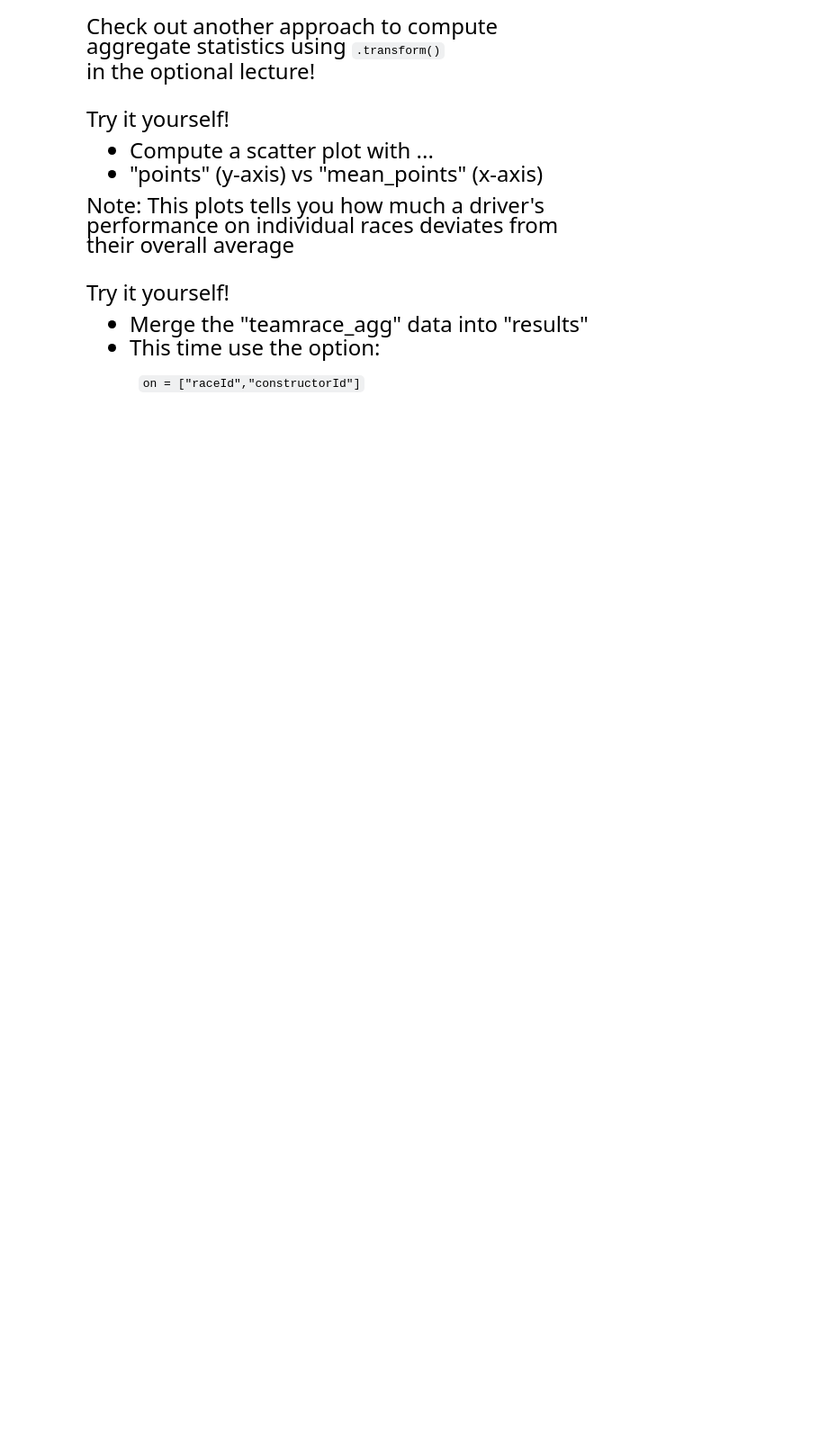
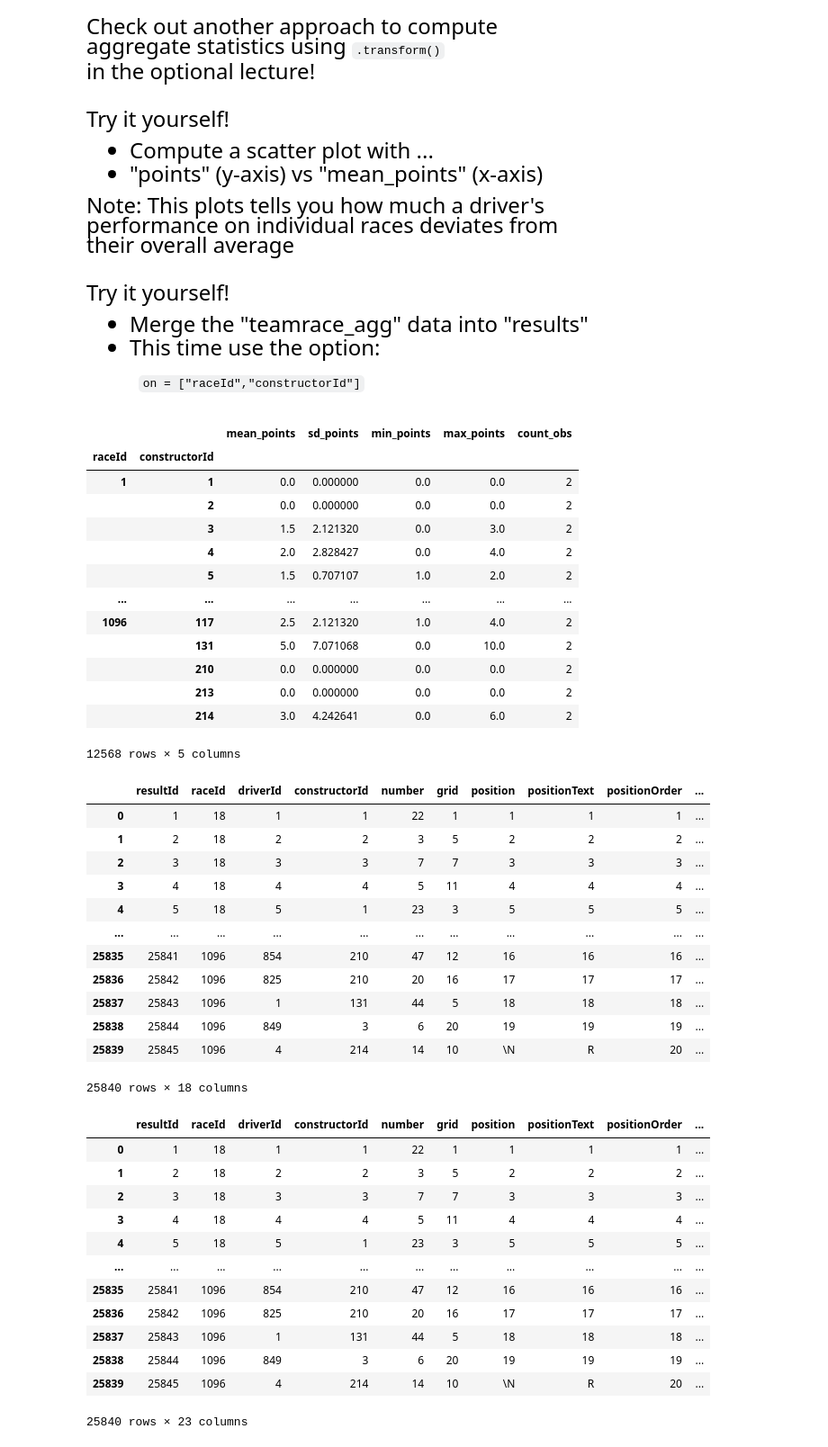
Before and after one commit to chchloe/qtm151_fall_2023, a Jupyter notebook: lecture_13/lecture_13new.ipynb, the cells around one changed output. Shown: that part at 90% size. Cells and saved outputs as stored; diff of their text form; code cells hidden in the pictures; blank space fills up the shorter version.

```diff
--- a/lecture_13/lecture_13new.ipynb
+++ b/lecture_13/lecture_13new.ipynb
@@ -27,5 +27,3 @@ Read dataset on car racing circuits
 
 - https://en.wikipedia.org/wiki/Formula_One <br>
 - [See Data Source](https://www.kaggle.com/datasets/rohanrao/formula-1-world-championship-1950-2020)
-# %%
-results = pd.read_csv("data_raw/results.csv")
@@ -353,0 +389,52 @@
+# %%
+# Write your own code
+display(teamrace_agg)
+display(results)
+
+results_merge1 = pd.merge(results,
+                         teamrace_agg,
+                         on = ["raceId","constructorId"],
+                         how = "left")
+
+display(results_merge1)
+# %% [output]
+|  |  | mean_points | sd_points | min_points | max_points | count_obs |
+| raceId | constructorId |  |  |  |  |  |
+| 1 | 1 | 0.0 | 0.000000 | 0.0 | 0.0 | 2 |
+|  | 2 | 0.0 | 0.000000 | 0.0 | 0.0 | 2 |
+|  | 3 | 1.5 | 2.121320 | 0.0 | 3.0 | 2 |
+|  | 4 | 2.0 | 2.828427 | 0.0 | 4.0 | 2 |
+|  | 5 | 1.5 | 0.707107 | 1.0 | 2.0 | 2 |
+| ... | ... | ... | ... | ... | ... | ... |
+| 1096 | 117 | 2.5 | 2.121320 | 1.0 | 4.0 | 2 |
+|  | 131 | 5.0 | 7.071068 | 0.0 | 10.0 | 2 |
+|  | 210 | 0.0 | 0.000000 | 0.0 | 0.0 | 2 |
+|  | 213 | 0.0 | 0.000000 | 0.0 | 0.0 | 2 |
+|  | 214 | 3.0 | 4.242641 | 0.0 | 6.0 | 2 |
+12568 rows × 5 columns
+|  | resultId | raceId | driverId | constructorId | number | grid | position | positionText | positionOrder | ... |
+| 0 | 1 | 18 | 1 | 1 | 22 | 1 | 1 | 1 | 1 | ... |
+| 1 | 2 | 18 | 2 | 2 | 3 | 5 | 2 | 2 | 2 | ... |
+| 2 | 3 | 18 | 3 | 3 | 7 | 7 | 3 | 3 | 3 | ... |
+| 3 | 4 | 18 | 4 | 4 | 5 | 11 | 4 | 4 | 4 | ... |
+| 4 | 5 | 18 | 5 | 1 | 23 | 3 | 5 | 5 | 5 | ... |
+| ... | ... | ... | ... | ... | ... | ... | ... | ... | ... | ... |
+| 25835 | 25841 | 1096 | 854 | 210 | 47 | 12 | 16 | 16 | 16 | ... |
+| 25836 | 25842 | 1096 | 825 | 210 | 20 | 16 | 17 | 17 | 17 | ... |
+| 25837 | 25843 | 1096 | 1 | 131 | 44 | 5 | 18 | 18 | 18 | ... |
+| 25838 | 25844 | 1096 | 849 | 3 | 6 | 20 | 19 | 19 | 19 | ... |
+| 25839 | 25845 | 1096 | 4 | 214 | 14 | 10 | \N | R | 20 | ... |
+25840 rows × 18 columns
+|  | resultId | raceId | driverId | constructorId | number | grid | position | positionText | positionOrder | ... |
+| 0 | 1 | 18 | 1 | 1 | 22 | 1 | 1 | 1 | 1 | ... |
+| 1 | 2 | 18 | 2 | 2 | 3 | 5 | 2 | 2 | 2 | ... |
+| 2 | 3 | 18 | 3 | 3 | 7 | 7 | 3 | 3 | 3 | ... |
+| 3 | 4 | 18 | 4 | 4 | 5 | 11 | 4 | 4 | 4 | ... |
+| 4 | 5 | 18 | 5 | 1 | 23 | 3 | 5 | 5 | 5 | ... |
+| ... | ... | ... | ... | ... | ... | ... | ... | ... | ... | ... |
+| 25835 | 25841 | 1096 | 854 | 210 | 47 | 12 | 16 | 16 | 16 | ... |
+| 25836 | 25842 | 1096 | 825 | 210 | 20 | 16 | 17 | 17 | 17 | ... |
+| 25837 | 25843 | 1096 | 1 | 131 | 44 | 5 | 18 | 18 | 18 | ... |
+| 25838 | 25844 | 1096 | 849 | 3 | 6 | 20 | 19 | 19 | 19 | ... |
+| 25839 | 25845 | 1096 | 4 | 214 | 14 | 10 | \N | R | 20 | ... |
+25840 rows × 23 columns
```
Also changed, not shown: parts of 6 cells of this notebook, 4 other files.
